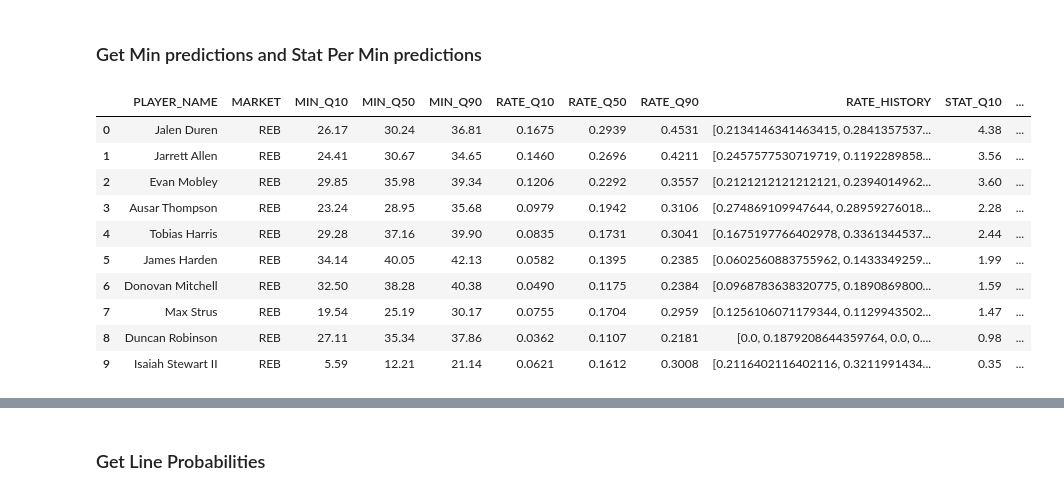
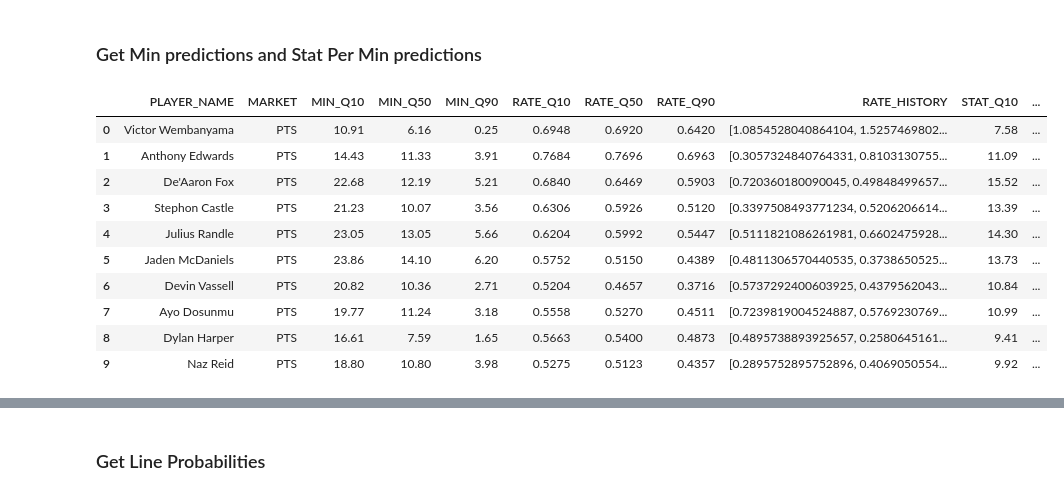
Before and after one commit to spon7ge/NBA-Prop-Predictor, a Jupyter notebook: notebooks/live.ipynb, the cells around one changed output, grey strips where cells are left out. Saved outputs shown, nothing was run; the diff lists cells and outputs as text; code cells hidden in the pictures.

Commit message:
currently facing an issue with my q10 and q90

```diff
--- a/notebooks/live.ipynb
+++ b/notebooks/live.ipynb
@@ -158,12 +158,12 @@ US latest pull: 2026-05-11 00:13:19
 import joblib
 
 #minutes
-min_bundle = joblib.load("src/models/saved_models/min_quantile_xgb_2026-05-07.joblib")
+min_bundle = joblib.load("src/models/saved_models/min_quantile_xgb_2026-05-10.joblib")
 min_quantile_models = min_bundle["quantile_models"]
 min_feature_names = min_bundle["feature_names"]
 
 #points per minute
-ppm_bundle = joblib.load("src/models/saved_models/ppm_quantile_xgb_2026-05-07.joblib")
+ppm_bundle = joblib.load("src/models/saved_models/ppm_quantile_xgb_2026-05-10.joblib")
 ppm_quantile_models = ppm_bundle["quantile_models"]
 ppm_feature_names = ppm_bundle["feature_names"]
 
@@ -181,38 +181,38 @@ rpm_feature_names = rpm_bundle["feature_names"]
 # %%
 pts_preds = predict_min_times_rate(
     pts_names, min_df, pts_df, current_date,
     rate_pipeline=ppm_pipeline,
     rate_quantile_models=ppm_quantile_models,
     min_quantile_models=min_quantile_models,
     stat_prefix="PTS",
 )
-ast_preds = predict_min_times_rate(
-    ast_names, min_df, ast_df, current_date,
-    rate_pipeline=apm_pipeline,
-    rate_quantile_models=apm_quantile_models,
-    min_quantile_models=min_quantile_models,
-    stat_prefix="AST",
-)
-reb_preds = predict_min_times_rate(
-    reb_names, min_df, reb_df, current_date,
-    rate_pipeline=rpm_pipeline,
-    rate_quantile_models=rpm_quantile_models,
-    min_quantile_models=min_quantile_models,
-    stat_prefix="REB",
-)
-reb_preds.head(10)
+# ast_preds = predict_min_times_rate(
+#     ast_names, min_df, ast_df, current_date,
+#     rate_pipeline=apm_pipeline,
+#     rate_quantile_models=apm_quantile_models,
+#     min_quantile_models=min_quantile_models,
+#     stat_prefix="AST",
+# )
+# reb_preds = predict_min_times_rate(
+#     reb_names, min_df, reb_df, current_date,
+#     rate_pipeline=rpm_pipeline,
+#     rate_quantile_models=rpm_quantile_models,
+#     min_quantile_models=min_quantile_models,
+#     stat_prefix="REB",
+# )
+pts_preds.head(10)
 # %% [output]
 |  | PLAYER_NAME | MARKET | MIN_Q10 | MIN_Q50 | MIN_Q90 | RATE_Q10 | RATE_Q50 | RATE_Q90 | RATE_HISTORY | STAT_Q10 | ... |
-| 0 | Jalen Duren | REB | 26.17 | 30.24 | 36.81 | 0.1675 | 0.2939 | 0.4531 | [0.2134146341463415, 0.2841357537... | 4.38 | ... |
-| 1 | Jarrett Allen | REB | 24.41 | 30.67 | 34.65 | 0.1460 | 0.2696 | 0.4211 | [0.2457577530719719, 0.1192289858... | 3.56 | ... |
-| 2 | Evan Mobley | REB | 29.85 | 35.98 | 39.34 | 0.1206 | 0.2292 | 0.3557 | [0.2121212121212121, 0.2394014962... | 3.60 | ... |
-| 3 | Ausar Thompson | REB | 23.24 | 28.95 | 35.68 | 0.0979 | 0.1942 | 0.3106 | [0.274869109947644, 0.28959276018... | 2.28 | ... |
-| 4 | Tobias Harris | REB | 29.28 | 37.16 | 39.90 | 0.0835 | 0.1731 | 0.3041 | [0.1675197766402978, 0.3361344537... | 2.44 | ... |
-| 5 | James Harden | REB | 34.14 | 40.05 | 42.13 | 0.0582 | 0.1395 | 0.2385 | [0.0602560883755962, 0.1433349259... | 1.99 | ... |
-| 6 | Donovan Mitchell | REB | 32.50 | 38.28 | 40.38 | 0.0490 | 0.1175 | 0.2384 | [0.0968783638320775, 0.1890869800... | 1.59 | ... |
-| 7 | Max Strus | REB | 19.54 | 25.19 | 30.17 | 0.0755 | 0.1704 | 0.2959 | [0.1256106071179344, 0.1129943502... | 1.47 | ... |
-| 8 | Duncan Robinson | REB | 27.11 | 35.34 | 37.86 | 0.0362 | 0.1107 | 0.2181 | [0.0, 0.1879208644359764, 0.0, 0.... | 0.98 | ... |
-| 9 | Isaiah Stewart II | REB | 5.59 | 12.21 | 21.14 | 0.0621 | 0.1612 | 0.3008 | [0.2116402116402116, 0.3211991434... | 0.35 | ... |
+| 0 | Victor Wembanyama | PTS | 10.91 | 6.16 | 0.25 | 0.6948 | 0.6920 | 0.6420 | [1.0854528040864104, 1.5257469802... | 7.58 | ... |
+| 1 | Anthony Edwards | PTS | 14.43 | 11.33 | 3.91 | 0.7684 | 0.7696 | 0.6963 | [0.3057324840764331, 0.8103130755... | 11.09 | ... |
+| 2 | De'Aaron Fox | PTS | 22.68 | 12.19 | 5.21 | 0.6840 | 0.6469 | 0.5903 | [0.720360180090045, 0.49848499657... | 15.52 | ... |
+| 3 | Stephon Castle | PTS | 21.23 | 10.07 | 3.56 | 0.6306 | 0.5926 | 0.5120 | [0.3397508493771234, 0.5206206614... | 13.39 | ... |
+| 4 | Julius Randle | PTS | 23.05 | 13.05 | 5.66 | 0.6204 | 0.5992 | 0.5447 | [0.5111821086261981, 0.6602475928... | 14.30 | ... |
+| 5 | Jaden McDaniels | PTS | 23.86 | 14.10 | 6.20 | 0.5752 | 0.5150 | 0.4389 | [0.4811306570440535, 0.3738650525... | 13.73 | ... |
+| 6 | Devin Vassell | PTS | 20.82 | 10.36 | 2.71 | 0.5204 | 0.4657 | 0.3716 | [0.5737292400603925, 0.4379562043... | 10.84 | ... |
+| 7 | Ayo Dosunmu | PTS | 19.77 | 11.24 | 3.18 | 0.5558 | 0.5270 | 0.4511 | [0.7239819004524887, 0.5769230769... | 10.99 | ... |
+| 8 | Dylan Harper | PTS | 16.61 | 7.59 | 1.65 | 0.5663 | 0.5400 | 0.4873 | [0.4895738893925657, 0.2580645161... | 9.41 | ... |
+| 9 | Naz Reid | PTS | 18.80 | 10.80 | 3.98 | 0.5275 | 0.5123 | 0.4357 | [0.2895752895752896, 0.4069050554... | 9.92 | ... |
 # %%
 from live import adjust_predictions
 
```
Also changed, not shown: parts of 5 cells of this notebook, 36 other files.
